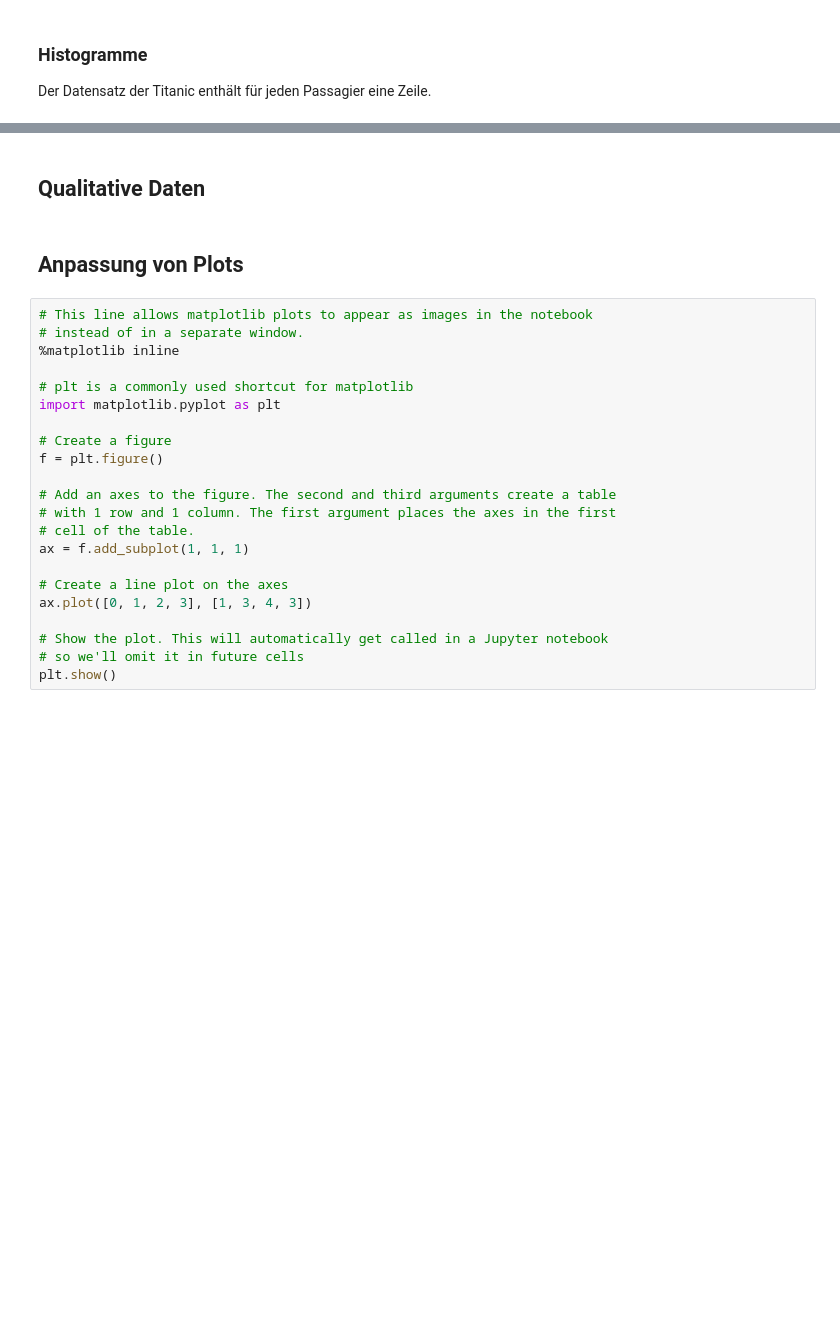
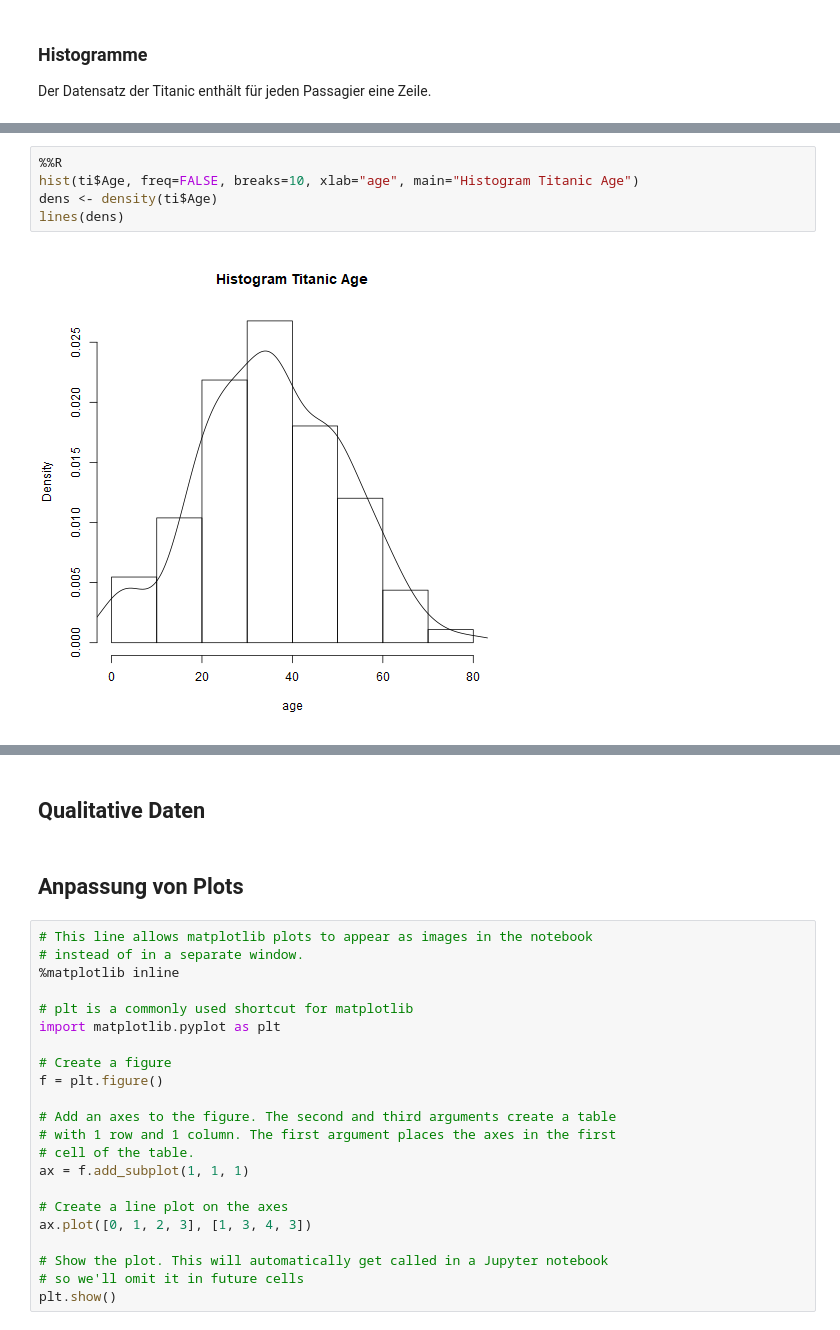
Before and after one commit to kurbaniec/everything-data-science, a Jupyter notebook: Visualisation.ipynb, the cells around one changed output, grey strips where cells are left out. Drawn from its saved outputs; the diff is of its cells as text; blank space fills up the shorter version.

```diff
--- a/Visualisation.ipynb
+++ b/Visualisation.ipynb
@@ -76,0 +93,7 @@ Der Datensatz der Titanic enthält für jeden Passagier eine Zeile.
+# %%
+%%R
+hist(ti$Age, freq=FALSE, breaks=10, xlab="age", main="Histogram Titanic Age")
+dens <- density(ti$Age)
+lines(dens)
+# %% [output]
+[figure, added]
```
Also changed, not shown: parts of 10 cells of this notebook, 2 other files.
